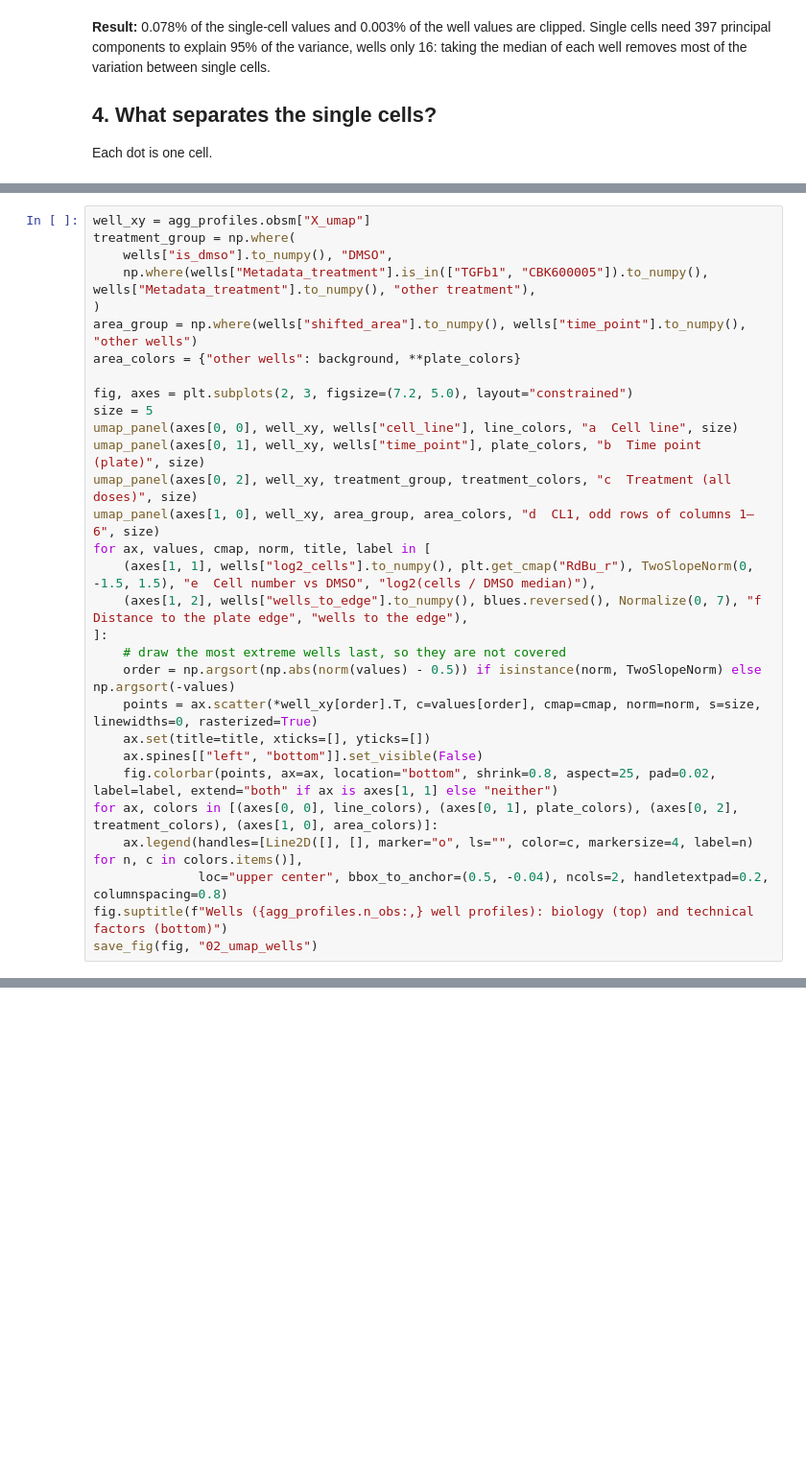
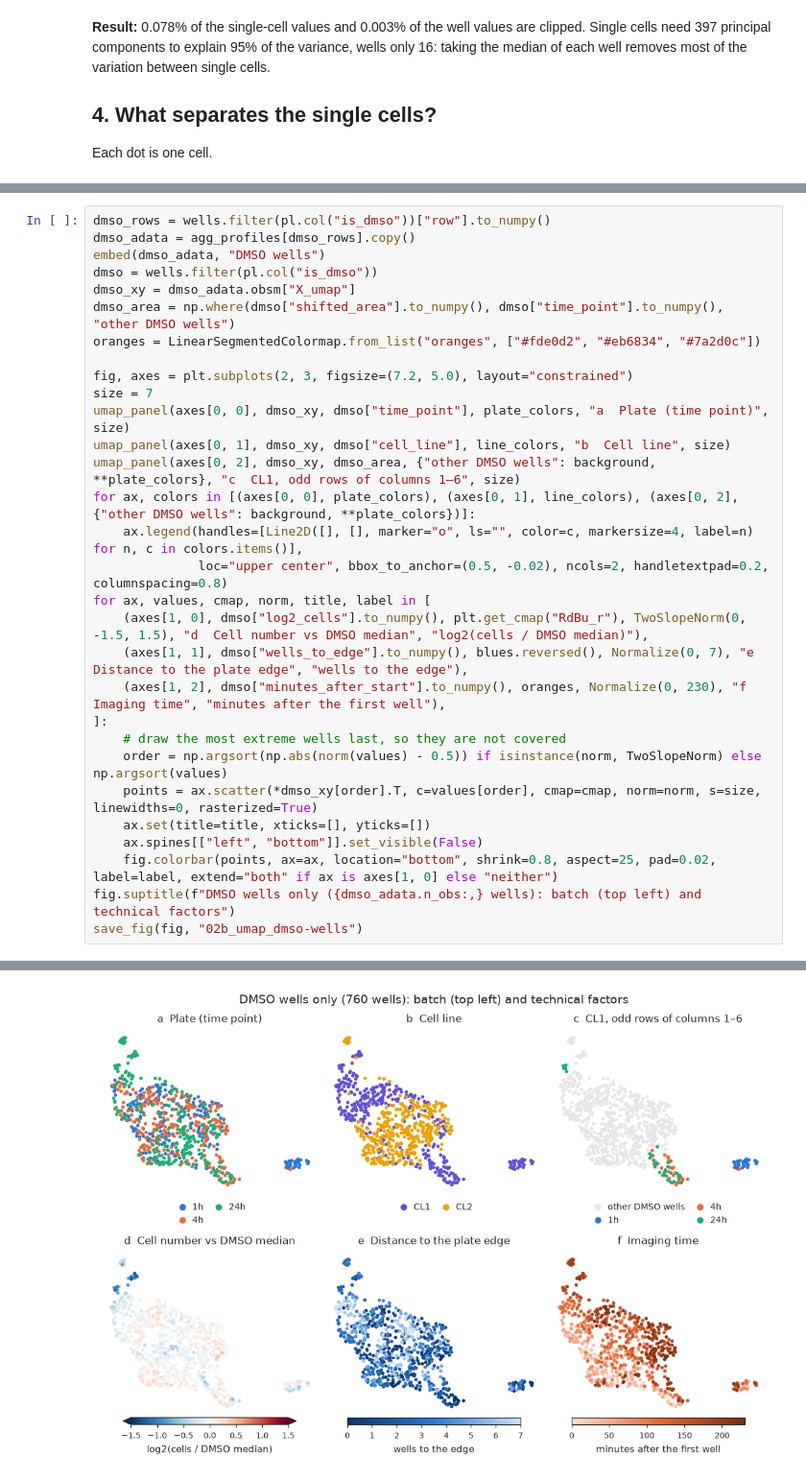
Before and after one commit to mirandaresearchlab/Panc1-hPSC-Pilot-profiles, a Jupyter notebook: notebooks/3.EDA/01.batch-effects-diagnosis.ipynb, the cells around one changed output, grey strips where cells are left out. Shown at 96% size. Cells and saved outputs as stored; diff of their text form; blank space fills up the shorter version.

```diff
--- a/notebooks/3.EDA/01.batch-effects-diagnosis.ipynb
+++ b/notebooks/3.EDA/01.batch-effects-diagnosis.ipynb
@@ -262,30 +322,31 @@ Each dot is one well. The top row shows biology (cell line, time point, treatmen
 # %%
-well_xy = agg_profiles.obsm["X_umap"]
-treatment_group = np.where(
-    wells["is_dmso"].to_numpy(), "DMSO",
-    np.where(wells["Metadata_treatment"].is_in(["TGFb1", "CBK600005"]).to_numpy(), wells["Metadata_treatment"].to_numpy(), "other treatment"),
-)
-area_group = np.where(wells["shifted_area"].to_numpy(), wells["time_point"].to_numpy(), "other wells")
-area_colors = {"other wells": background, **plate_colors}
+dmso_rows = wells.filter(pl.col("is_dmso"))["row"].to_numpy()
+dmso_adata = agg_profiles[dmso_rows].copy()
+embed(dmso_adata, "DMSO wells")
+dmso = wells.filter(pl.col("is_dmso"))
+dmso_xy = dmso_adata.obsm["X_umap"]
+dmso_area = np.where(dmso["shifted_area"].to_numpy(), dmso["time_point"].to_numpy(), "other DMSO wells")
+oranges = LinearSegmentedColormap.from_list("oranges", ["#fde0d2", "#eb6834", "#7a2d0c"])
 
 fig, axes = plt.subplots(2, 3, figsize=(7.2, 5.0), layout="constrained")
-size = 5
-umap_panel(axes[0, 0], well_xy, wells["cell_line"], line_colors, "a  Cell line", size)
-umap_panel(axes[0, 1], well_xy, wells["time_point"], plate_colors, "b  Time point (plate)", size)
-umap_panel(axes[0, 2], well_xy, treatment_group, treatment_colors, "c  Treatment (all doses)", size)
-umap_panel(axes[1, 0], well_xy, area_group, area_colors, "d  CL1, odd rows of columns 1–6", size)
+size = 7
+umap_panel(axes[0, 0], dmso_xy, dmso["time_point"], plate_colors, "a  Plate (time point)", size)
+umap_panel(axes[0, 1], dmso_xy, dmso["cell_line"], line_colors, "b  Cell line", size)
+umap_panel(axes[0, 2], dmso_xy, dmso_area, {"other DMSO wells": background, **plate_colors}, "c  CL1, odd rows of columns 1–6", size)
+for ax, colors in [(axes[0, 0], plate_colors), (axes[0, 1], line_colors), (axes[0, 2], {"other DMSO wells": background, **plate_colors})]:
+    ax.legend(handles=[Line2D([], [], marker="o", ls="", color=c, markersize=4, label=n) for n, c in colors.items()],
+              loc="upper center", bbox_to_anchor=(0.5, -0.02), ncols=2, handletextpad=0.2, columnspacing=0.8)
 for ax, values, cmap, norm, title, label in [
-    (axes[1, 1], wells["log2_cells"].to_numpy(), plt.get_cmap("RdBu_r"), TwoSlopeNorm(0, -1.5, 1.5), "e  Cell number vs DMSO", "log2(cells / DMSO median)"),
-    (axes[1, 2], wells["wells_to_edge"].to_numpy(), blues.reversed(), Normalize(0, 7), "f  Distance to the plate edge", "wells to the edge"),
+    (axes[1, 0], dmso["log2_cells"].to_numpy(), plt.get_cmap("RdBu_r"), TwoSlopeNorm(0, -1.5, 1.5), "d  Cell number vs DMSO median", "log2(cells / DMSO median)"),
+    (axes[1, 1], dmso["wells_to_edge"].to_numpy(), blues.reversed(), Normalize(0, 7), "e  Distance to the plate edge", "wells to the edge"),
+    (axes[1, 2], dmso["minutes_after_start"].to_numpy(), oranges, Normalize(0, 230), "f  Imaging time", "minutes after the first well"),
 ]:
     # draw the most extreme wells last, so they are not covered
-    order = np.argsort(np.abs(norm(values) - 0.5)) if isinstance(norm, TwoSlopeNorm) else np.argsort(-values)
-    points = ax.scatter(*well_xy[order].T, c=values[order], cmap=cmap, norm=norm, s=size, linewidths=0, rasterized=True)
+    order = np.argsort(np.abs(norm(values) - 0.5)) if isinstance(norm, TwoSlopeNorm) else np.argsort(values)
+    points = ax.scatter(*dmso_xy[order].T, c=values[order], cmap=cmap, norm=norm, s=size, linewidths=0, rasterized=True)
     ax.set(title=title, xticks=[], yticks=[])
     ax.spines[["left", "bottom"]].set_visible(False)
-    fig.colorbar(points, ax=ax, location="bottom", shrink=0.8, aspect=25, pad=0.02, label=label, extend="both" if ax is axes[1, 1] else "neither")
-for ax, colors in [(axes[0, 0], line_colors), (axes[0, 1], plate_colors), (axes[0, 2], treatment_colors), (axes[1, 0], area_colors)]:
-    ax.legend(handles=[Line2D([], [], marker="o", ls="", color=c, markersize=4, label=n) for n, c in colors.items()],
-              loc="upper center", bbox_to_anchor=(0.5, -0.04), ncols=2, handletextpad=0.2, columnspacing=0.8)
-fig.suptitle(f"Wells ({agg_profiles.n_obs:,} well profiles): biology (top) and technical factors (bottom)")
-save_fig(fig, "02_umap_wells")
+    fig.colorbar(points, ax=ax, location="bottom", shrink=0.8, aspect=25, pad=0.02, label=label, extend="both" if ax is axes[1, 0] else "neither")
+fig.suptitle(f"DMSO wells only ({dmso_adata.n_obs:,} wells): batch (top left) and technical factors")
+save_fig(fig, "02b_umap_dmso-wells")
+# %% [output]
@@ -292 +355,2 @@ save_fig(fig, "02_umap_wells")
+[figure, added]
 # %%
```
Also changed, not shown: parts of 26 cells of this notebook, 12 other files.
